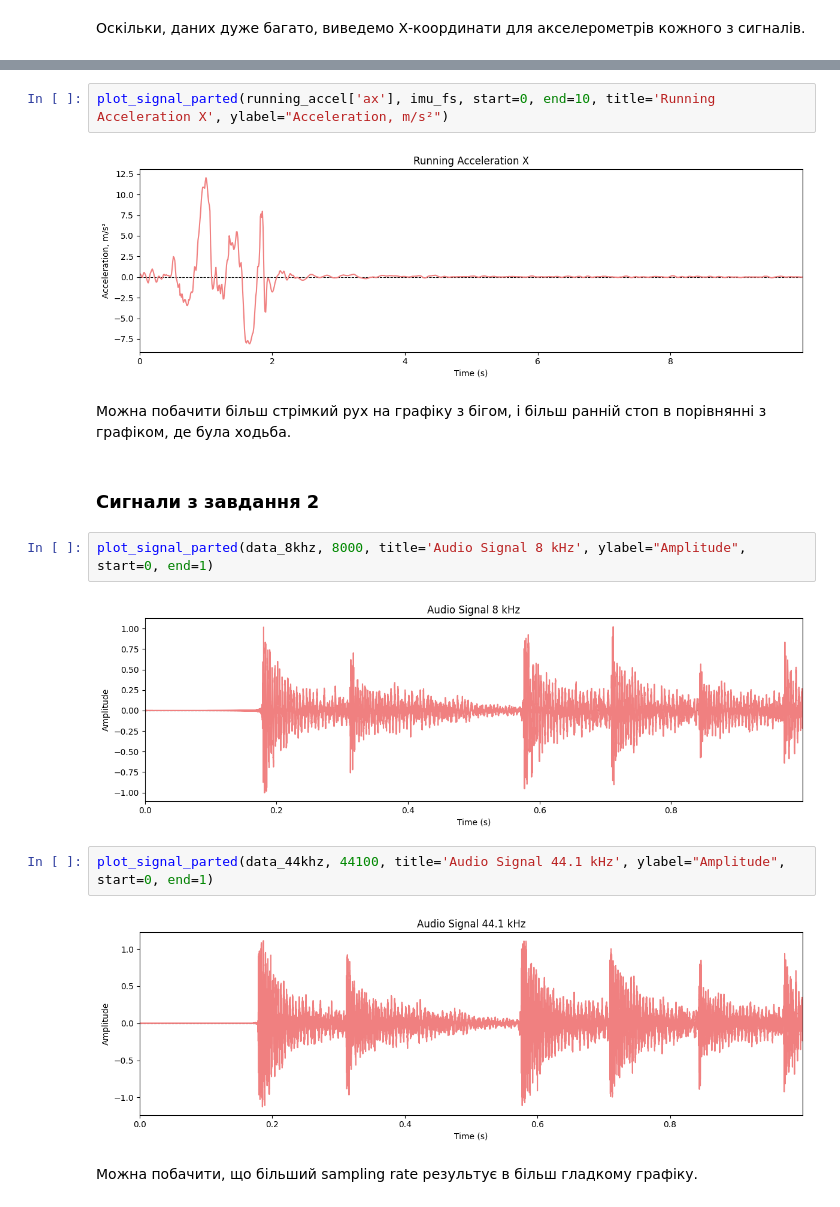
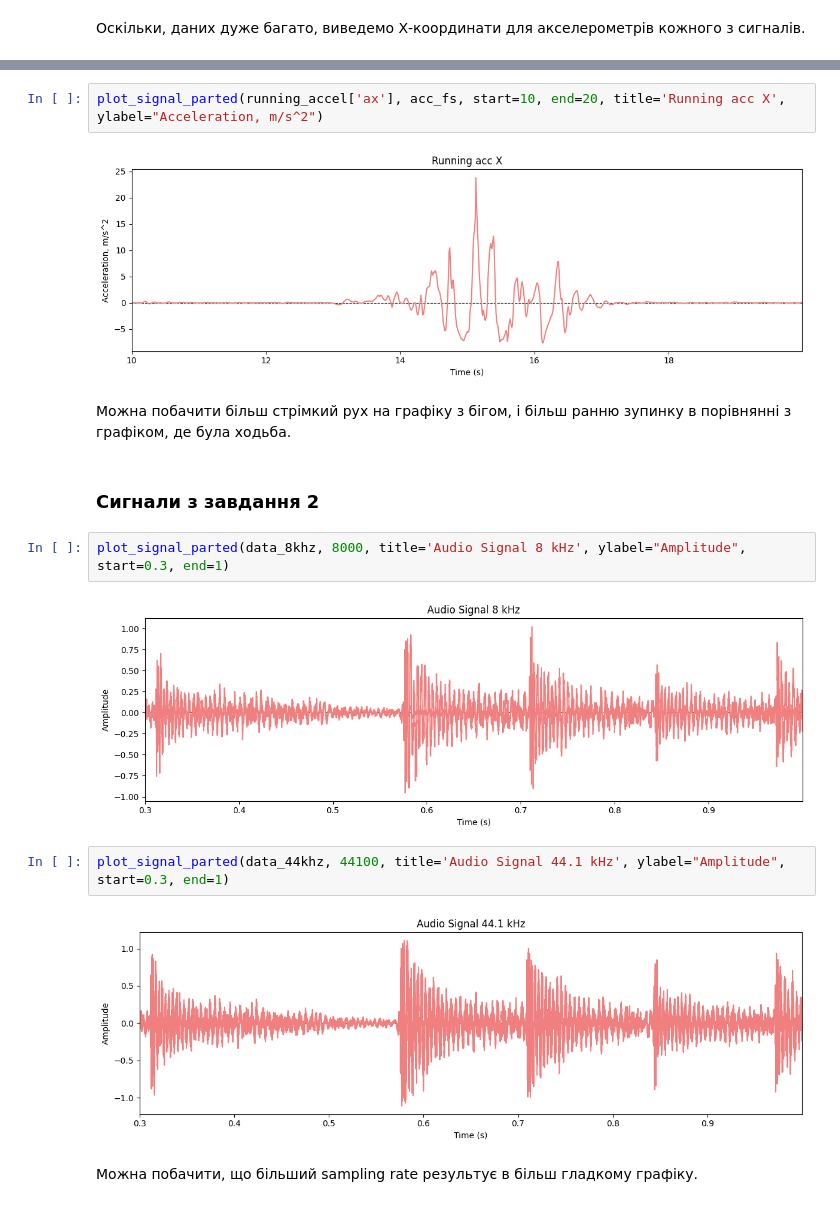
Before and after one commit to n1n1n1q/SignalProcessingLabs, a Jupyter notebook: lab01/sig_proc1.ipynb, the cells around one changed output, grey strips where cells are left out. Drawn from its saved outputs; the diff is of its cells as text.

```diff
--- a/lab01/sig_proc1.ipynb
+++ b/lab01/sig_proc1.ipynb
@@ -213,18 +195,18 @@ plot_signal_parted(walking_accel['ax'], imu_fs, start=0, end=10, title='Walking
 # %%
-plot_signal_parted(running_accel['ax'], imu_fs, start=0, end=10, title='Running Acceleration X', ylabel="Acceleration, m/s²")
+plot_signal_parted(running_accel['ax'], acc_fs, start=10, end=20, title='Running acc X', ylabel="Acceleration, m/s^2")
 # %% [output]
-[figure, old version]
+[figure, new version]
 # %% [markdown]
-Можна побачити більш стрімкий рух на графіку з бігом, і більш ранній стоп в порівнянні з графіком, де була ходьба.
+Можна побачити більш стрімкий рух на графіку з бігом, і більш ранню зупинку в порівнянні з графіком, де була ходьба.
 # %% [markdown]
 ### Сигнали з завдання 2
 # %%
-plot_signal_parted(data_8khz, 8000, title='Audio Signal 8 kHz', ylabel="Amplitude", start=0, end=1)
+plot_signal_parted(data_8khz, 8000, title='Audio Signal 8 kHz', ylabel="Amplitude", start=0.3, end=1)
 # %% [output]
-[figure, old version]
+[figure, new version]
 # %%
-plot_signal_parted(data_44khz, 44100, title='Audio Signal 44.1 kHz', ylabel="Amplitude", start=0, end=1)
+plot_signal_parted(data_44khz, 44100, title='Audio Signal 44.1 kHz', ylabel="Amplitude", start=0.3, end=1)
 # %% [output]
-[figure, old version]
+[figure, new version]
 # %% [markdown]
 Можна побачити, що більший sampling rate результує в більш гладкому графіку.
```
Also changed, not shown: parts of 21 cells of this notebook, 2 other files.
